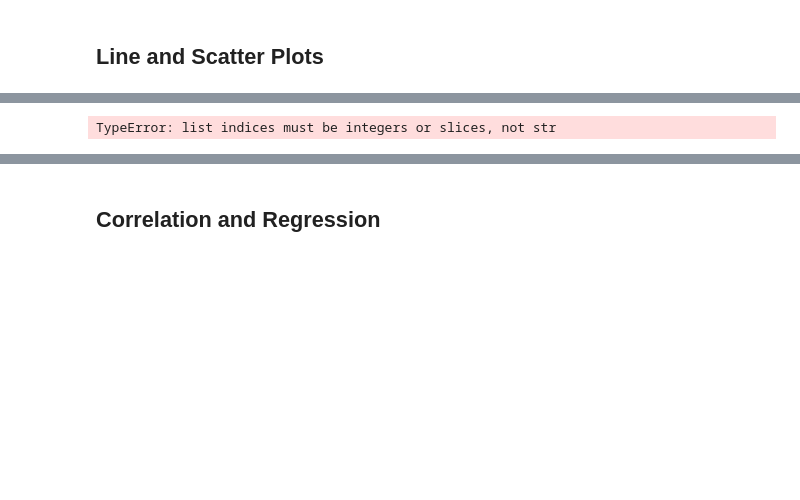
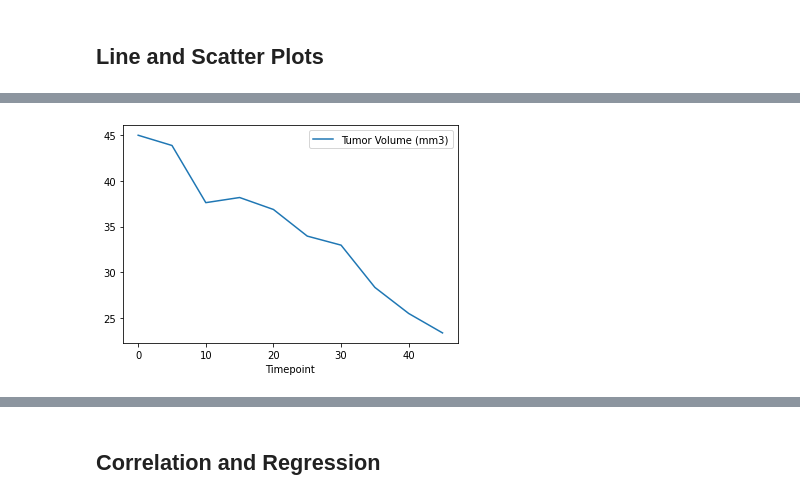
Before and after one commit to Ryan-Malin/Pymaceuticals2, a Jupyter notebook: pymaceuticals_starter.ipynb, the cells around one changed output, grey strips where cells are left out. Saved outputs shown, nothing was run; the diff lists cells and outputs as text; code cells hidden in the pictures; blank space fills up the shorter version.

```diff
--- a/pymaceuticals_starter.ipynb
+++ b/pymaceuticals_starter.ipynb
@@ -329,16 +350,13 @@ TypeError: 'list' object is not callable
 # %%
 # Generate a line plot of tumor volume vs. time point for a mouse treated with Capomulin
-
-### How do I identify a single mouse?
 
 Capomulin_table = clean_df.loc[clean_df["Drug Regimen"]=="Capomulin"]
 Cap_mouse = Capomulin_table.loc[Capomulin_table["Mouse ID"]=="s185"]
 
-#plt.scatter(Cap_mouse)
+Cap_mouse
 
-plt.scatter([Cap_mouse]["Tumor Volume (mm3)"],[Cap_mouse]["Timepoint"], alpha=0.3, cmap='viridis')
-Cap_mouse
+lines = Cap_mouse.plot.line(x='Timepoint', y='Tumor Volume (mm3)')
 # %% [output]
-TypeError: list indices must be integers or slices, not str
+[figure, added]
 # %%
 # Generate a scatter plot of average tumor volume vs. mouse weight for the Capomulin regimen
```
Also changed, not shown: parts of 8 cells of this notebook.
